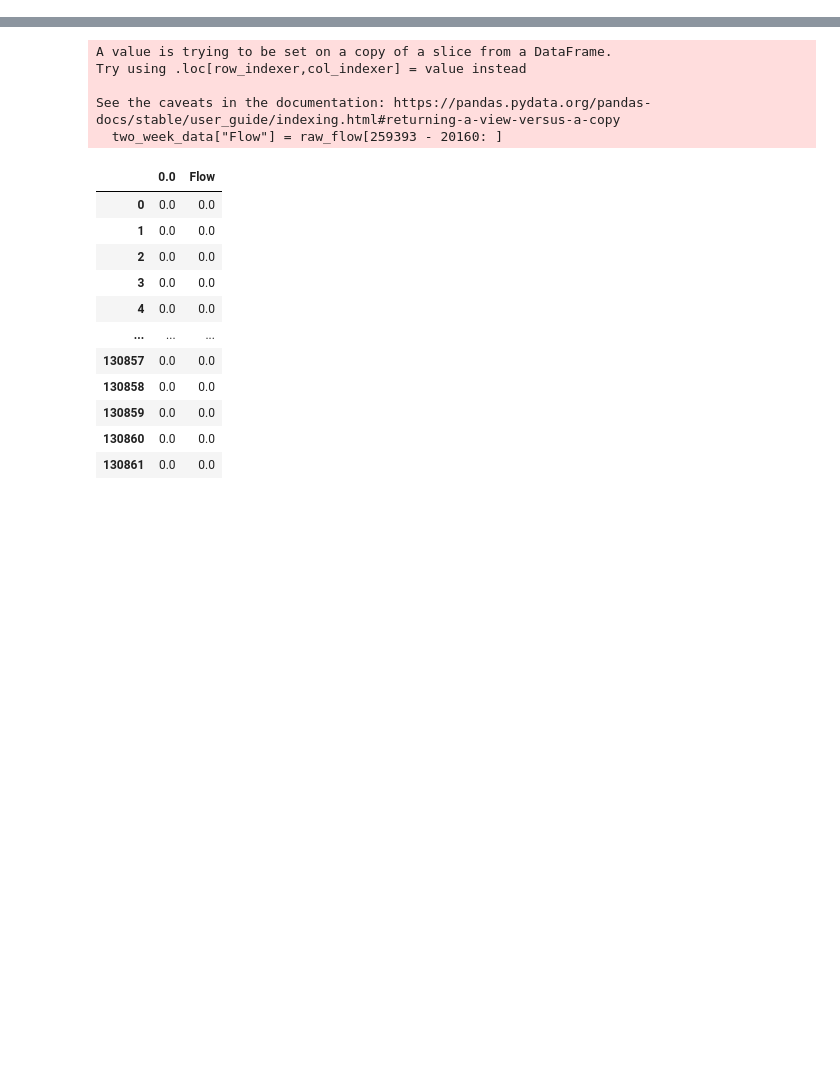
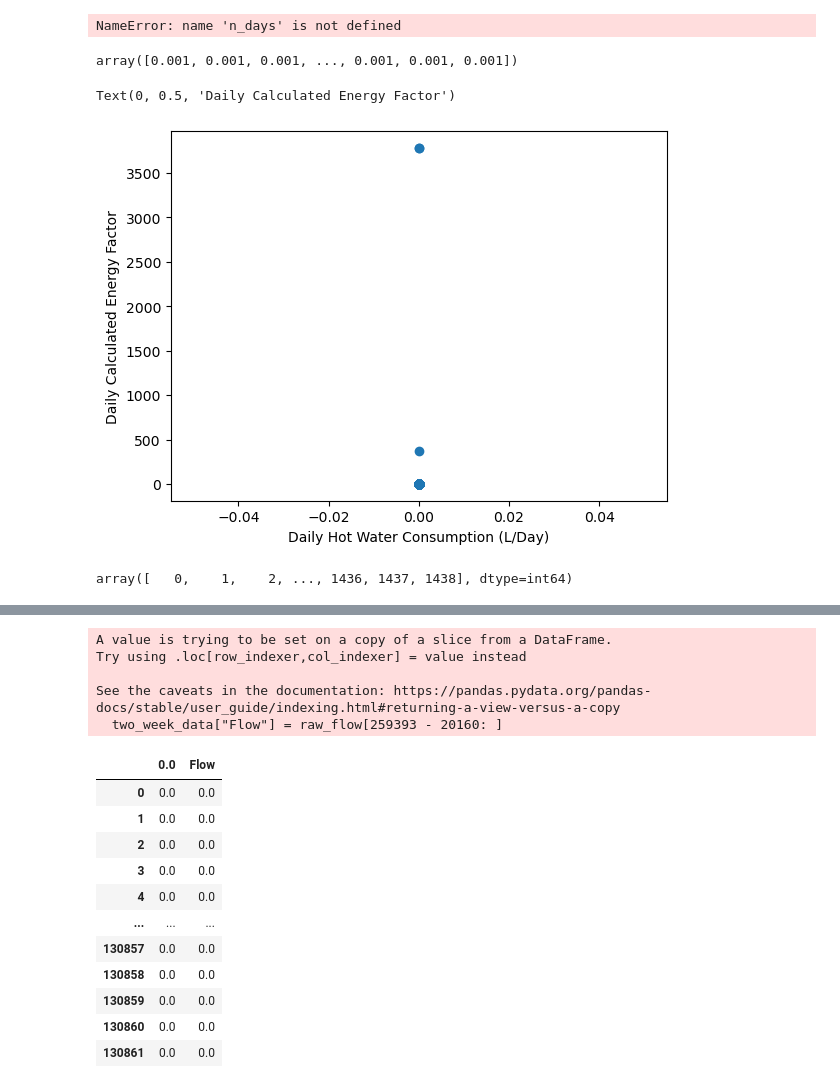
Before and after one commit to NREL/OCHRE, a Jupyter notebook: bin/generate_graphics.ipynb, the cells around one changed output, grey strips where cells are left out. Drawn from its saved outputs; the diff is of its cells as text; code cells hidden in the pictures; blank space fills up the shorter version.

```diff
--- a/bin/generate_graphics.ipynb
+++ b/bin/generate_graphics.ipynb
@@ -8,3 +8,53 @@ import numpy as np
 
 #Predict 12 node values using 2-node prediction, compare with 2 week draw and percentile draw
 node_12 = pd.read_csv(f"constant_setpoint_90023\\output_site_90023_51_5.56_12.csv")
+# %%
+#compare 120 v data output
+
+import pandas as pd
+site_number = 1
+
+data = pd.read_csv(f"output_site_120V_1_(L)_48.9.csv")
+data_ground = pd.read_csv(f'..\\ochre\\defaults\\Input Files\\Temperature Values\\120V_temperatures_{site_number}.csv')
+# %%
+data['Hot Water Delivered (kW)'].values[:n_days * MINUTES_PER_DAY].reshape(n_days, MINUTES_PER_DAY)
+# %% [output]
+NameError: name 'n_days' is not defined
+# %%
+#daily gallon comparison
+MINUTES_PER_DAY = 1440
+
+import numpy as np
+
+
+daily_flow      = data['Draw Data'].values
+daily_delivered = data['Hot Water Delivered (kW)'].values
+daily_electric  = data['Water Heating Electric Power (kW)'].values
+
+# Trim to a multiple of 1440 (drops incomplete trailing day)
+# n_days = len(daily_flow) // MINUTES_PER_DAY
+
+# daily_flow      = daily_flow[:n_days * MINUTES_PER_DAY].reshape(n_days, MINUTES_PER_DAY).sum(axis=1)
+# daily_delivered = daily_delivered[:n_days * MINUTES_PER_DAY].reshape(n_days, MINUTES_PER_DAY).sum(axis=1) /60 #kWh
+# daily_electric  = daily_electric[:n_days * MINUTES_PER_DAY].reshape(n_days, MINUTES_PER_DAY).sum(axis=1) /60 #kWh
+
+# n_days
+# %%
+daily_electric
+# %% [output]
+array([0.001, 0.001, 0.001, ..., 0.001, 0.001, 0.001])
+# %%
+import matplotlib.pyplot as plt
+
+plt.scatter(daily_flow, daily_delivered/daily_electric)
+plt.xlabel("Daily Hot Water Consumption (L/Day)")
+plt.ylabel("Daily Calculated Energy Factor")
+# %% [output]
+Text(0, 0.5, 'Daily Calculated Energy Factor')
+[figure, added]
+# %%
+#data_backup[data_backup['Water Heating Electric Power (kW)'] > 0.001]
+data[data['Water Heating Electric Power (kW)'] > 0.001]
+data.index.values
+# %% [output]
+array([   0,    1,    2, ..., 1436, 1437, 1438], dtype=int64)
```
Also changed, not shown: parts of 1 cell of this notebook, 2 other files.
